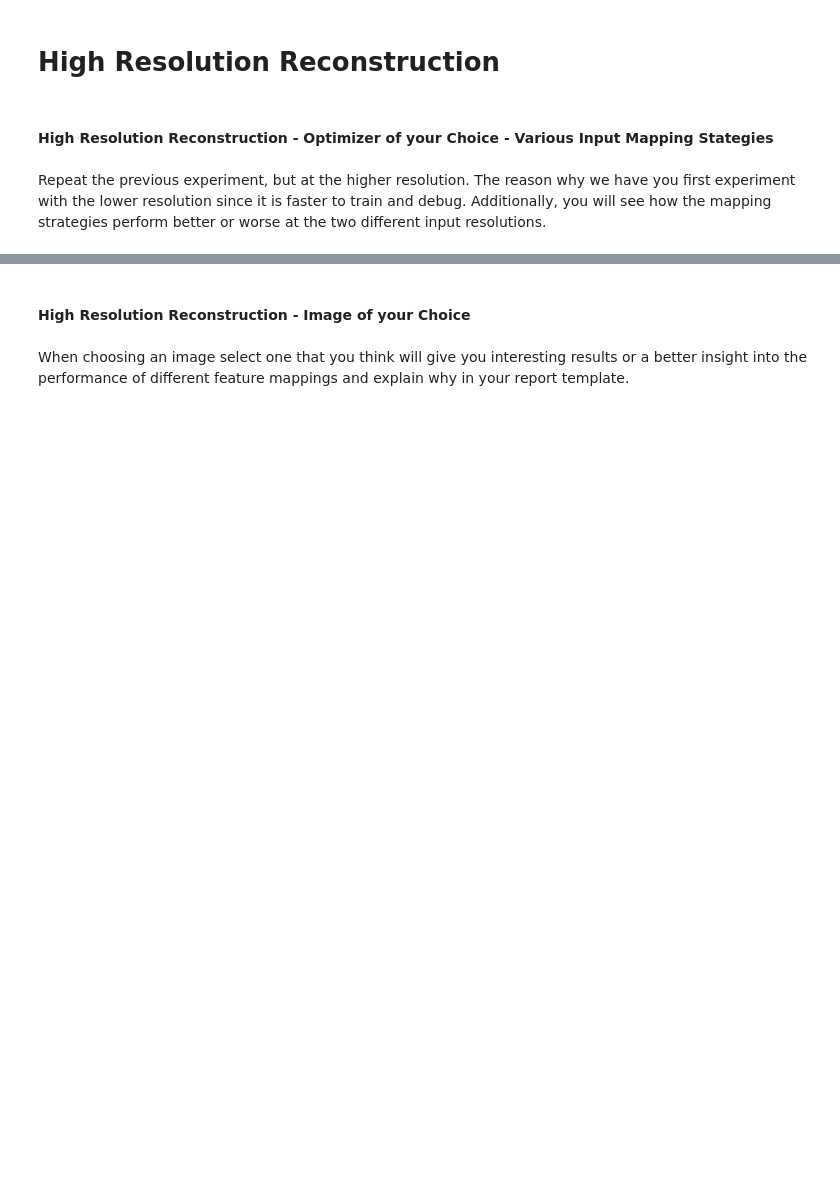
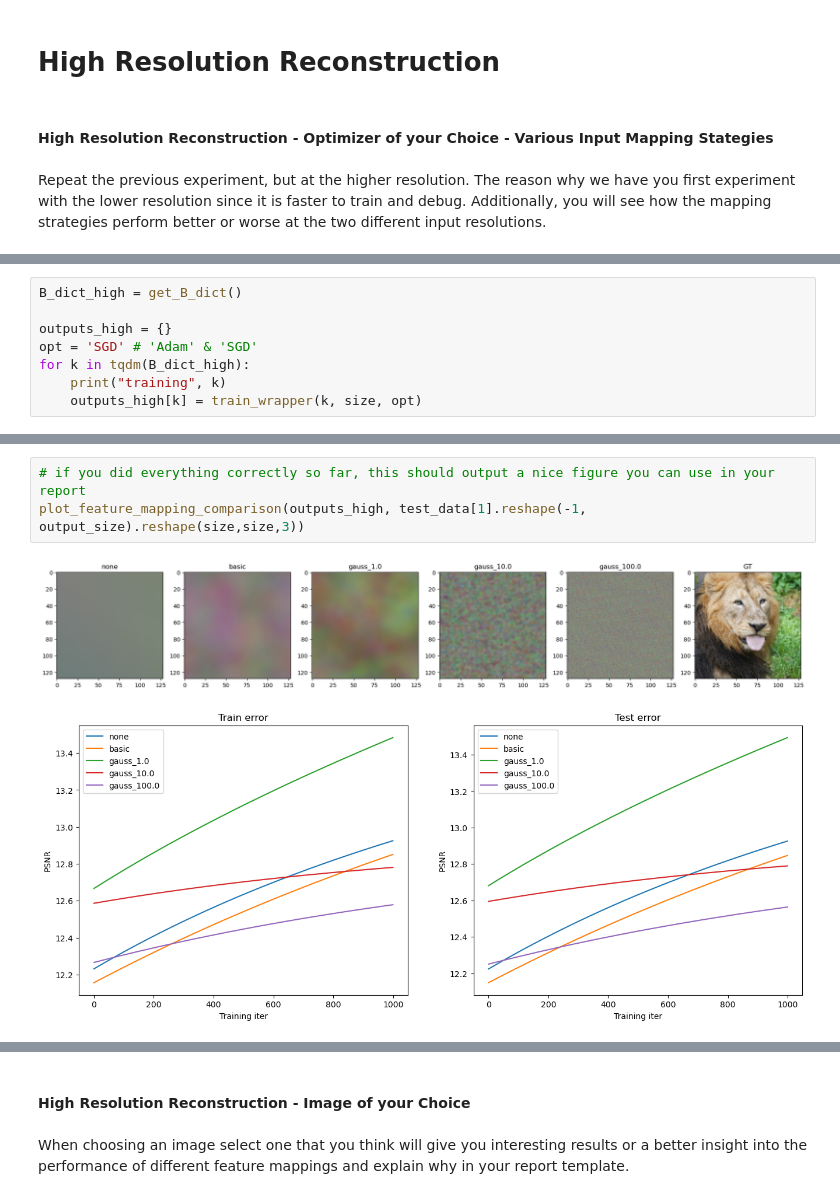
Before and after one commit to zihengjackchen/CS444-Deep-Learning, a Jupyter notebook: assignment2/neural_network.ipynb, the cells around one changed output, grey strips where cells are left out. Saved outputs shown, nothing was run; the diff lists cells and outputs as text; blank space fills up the shorter version.

```diff
--- a/assignment2/neural_network.ipynb
+++ b/assignment2/neural_network.ipynb
@@ -363,0 +532,8 @@ train_data, test_data = get_image(size)
+# %%
+B_dict_high = get_B_dict()
+
+outputs_high = {}
+opt = 'SGD' # 'Adam' & 'SGD'
+for k in tqdm(B_dict_high):
+    print("training", k)
+    outputs_high[k] = train_wrapper(k, size, opt)
@@ -364 +591,7 @@ train_data, test_data = get_image(size)
+# %%
+# if you did everything correctly so far, this should output a nice figure you can use in your report
+plot_feature_mapping_comparison(outputs_high, test_data[1].reshape(-1, output_size).reshape(size,size,3))
+# %% [output]
+[figure, added]
+[figure, added]
 # %%
```
Also changed, not shown: parts of 40 cells of this notebook, 2 other files.
